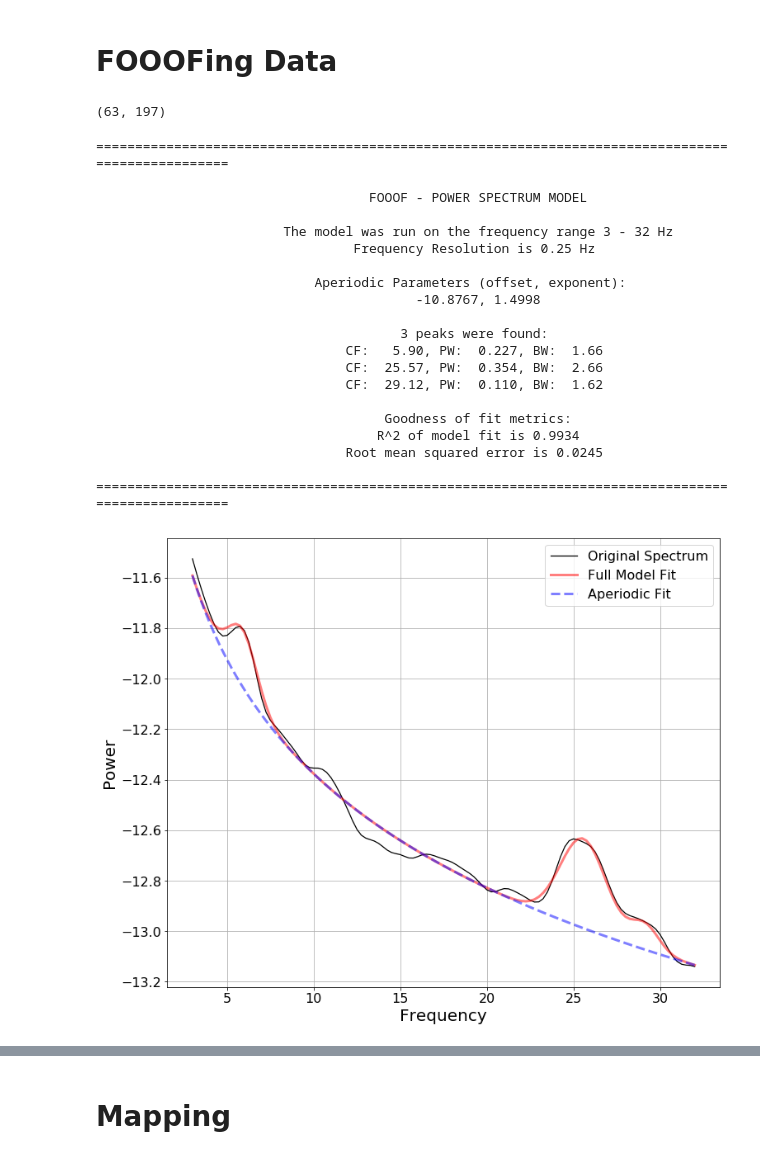
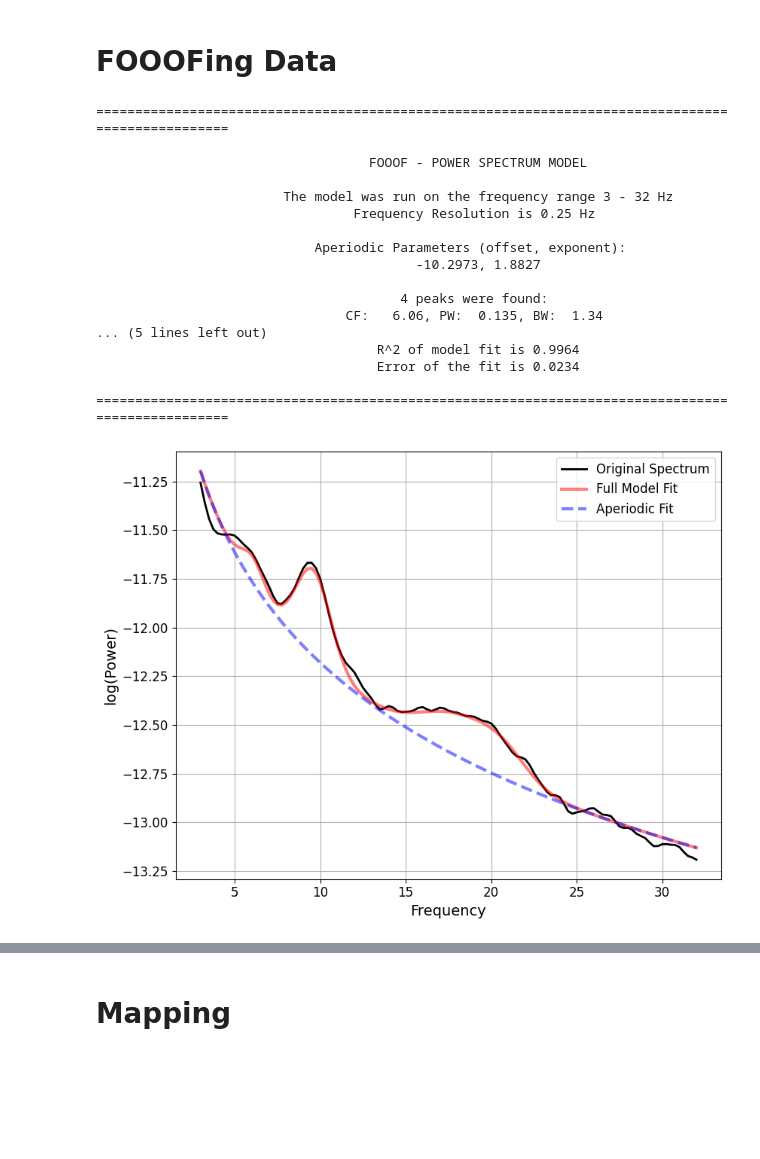
Before and after one commit to voytekresearch/EEGMapping, a Jupyter notebook: local/notebooks/MNE-LocalData-PBA.ipynb, the cells around one changed output, grey strips where cells are left out. Drawn from its saved outputs; the diff is of its cells as text; code cells hidden in the pictures; blank space fills up the shorter version.

```diff
--- a/local/notebooks/MNE-LocalData-PBA.ipynb
+++ b/local/notebooks/MNE-LocalData-PBA.ipynb
@@ -227,0 +119,8 @@ plt.plot(freqs, np.log10(psd[3, 30, :]))
+# %%
+# Define blocks of interest
+rest_events = {'Rest_Start' : 39}
+task_blocks = {'Exp_Block_Start' : 17}
+# %%
+# Extract rest blocks, taking a ~2 minute time window
+rest_epochs = mne.Epochs(eeg, events=events, event_id=rest_events,
+                         tmin=5, tmax=115, baseline=None, preload=True)
@@ -227,0 +160,3 @@ plt.plot(freqs, np.log10(psd[3, 30, :]))
+# %%
+# Calculate PSDs
+spectrum = rest_epochs.compute_psd('welch', fmin=1., fmax=50., n_fft=2000, n_overlap=250, n_per_seg=500)
@@ -228,41 +174,34 @@ plt.plot(freqs, np.log10(psd[3, 30, :]))
 # %% [markdown]
 # FOOOFing Data
 # %%
-fooof_psd = np.squeeze(psd[3,:,:])
+fooof_psd = np.squeeze(spectrum._data[0, :, :])
-# %%
-fooof_psd.shape
-# %% [output]
-(63, 197)
 # %%
 ## Initialzing FOOOF model
 fm = FOOOF(peak_width_limits=[1, 6], min_peak_height=0.075, max_n_peaks=6, peak_threshold=1)
 
 # Setting frequency range
 freq_range = [3, 32]
 
-fm.report(freqs, fooof_psd[40, :], freq_range)
+fm.report(spectrum.freqs, fooof_psd[40, :], freq_range)
 # %% [output]
 ==================================================================================================
 
                                    FOOOF - POWER SPECTRUM MODEL
 
                         The model was run on the frequency range 3 - 32 Hz
                                  Frequency Resolution is 0.25 Hz
 
                             Aperiodic Parameters (offset, exponent):
-                                         -10.8767, 1.4998
+                                         -10.2973, 1.8827
 
-                                       3 peaks were found:
-                                CF:   5.90, PW:  0.227, BW:  1.66
-                                CF:  25.57, PW:  0.354, BW:  2.66
-                                CF:  29.12, PW:  0.110, BW:  1.62
-
-                                     Goodness of fit metrics:
-                                    R^2 of model fit is 0.9934
-                                Root mean squared error is 0.0245
+                                       4 peaks were found:
+                                CF:   6.06, PW:  0.135, BW:  1.34
+... (5 lines left out)
+                                    R^2 of model fit is 0.9964
+                                    Error of the fit is 0.0234
 
 ==================================================================================================
-[figure, old version]
+[figure, new version]
 # %%
 # Run FOOOF across a group of PSDs
 fg = FOOOFGroup(verbose=False)
```
Also changed, not shown: parts of 73 cells of this notebook, 1 other file.
